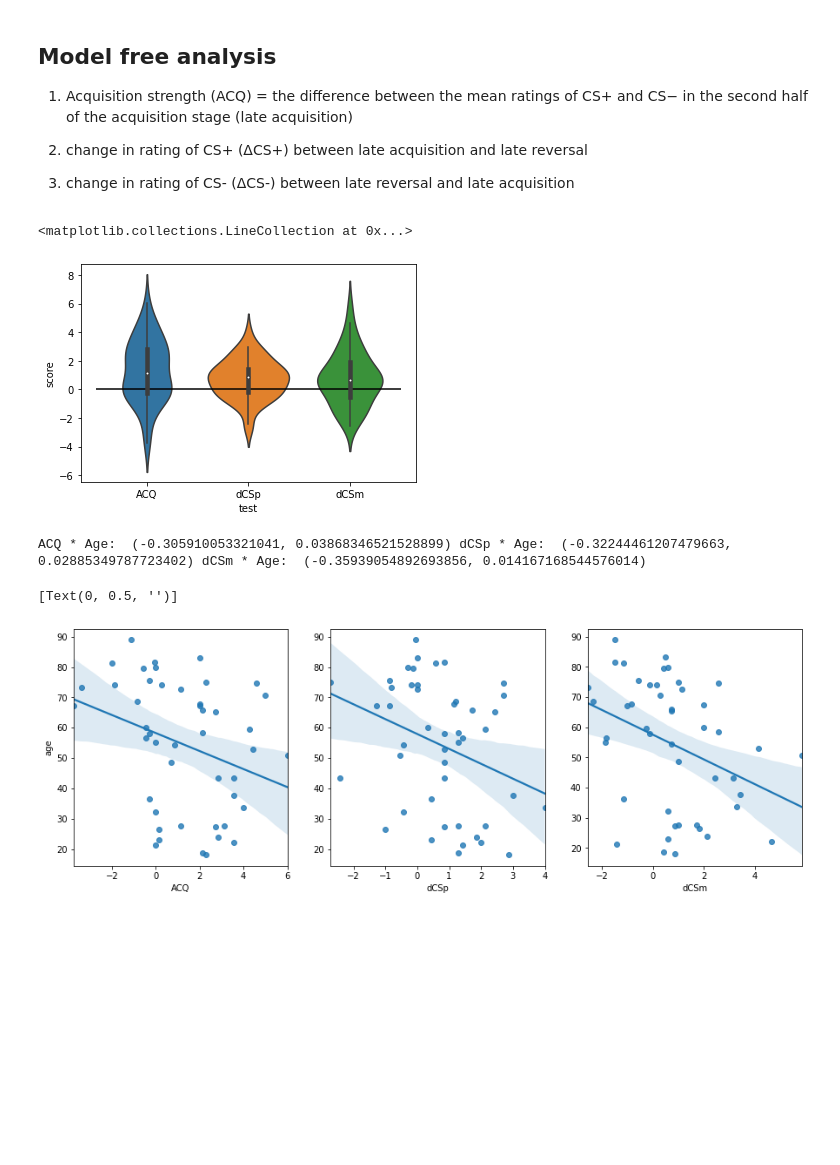
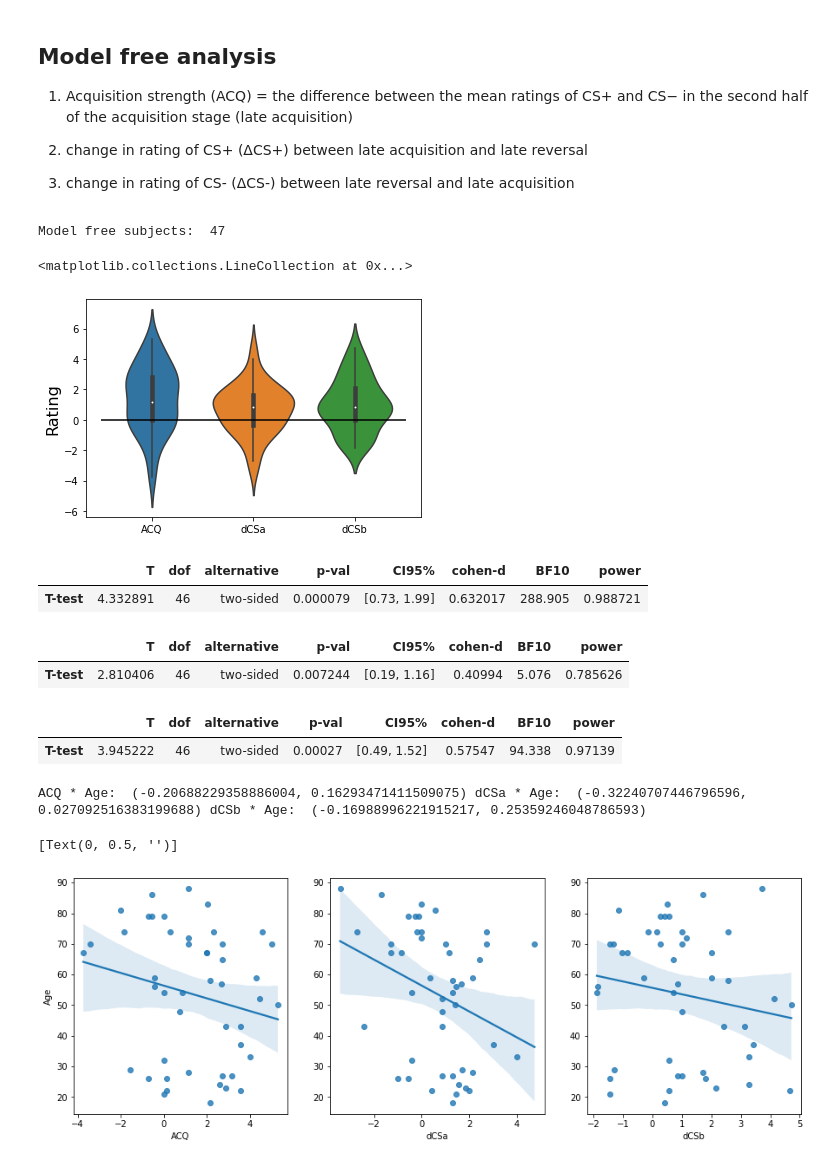
Before and after one commit to KoremNSN/Aging, a Jupyter notebook: Reversal/Reversal_model_free.ipynb, the cells around one changed output. Drawn from its saved outputs; the diff is of its cells as text; code cells hidden in the pictures; blank space fills up the shorter version.

Commit message:
update MOCA

```diff
--- a/Reversal/Reversal_model_free.ipynb
+++ b/Reversal/Reversal_model_free.ipynb
@@ -40,0 +51,5 @@ db = db.merge(age, left_on='sub', right_on='sub')
+# %%
+db['sub'] = db['sub'].astype('int')
+db = db.merge(age, left_on='sub', right_on='sub')
+db = db[db.moca_score >25]
+print('Valid subjects: ', len(np.unique(db['sub'])))
@@ -82,7 +101,7 @@ sns.displot(db.rating_clean, kde=True, bins=9)
 # %%
 subs = db['sub'].unique()
 
-model_free= pd.DataFrame()
+model_free = pd.DataFrame()
 
 for sub in subs:
     df = db[db['sub'] == sub]
@@ -96,47 +115,69 @@ for sub in subs:
     df['trials'] = trials
 
 
-    CSpA = np.mean(df[(df['rectOri']==df['CSp']) & (df['trials'] < 15) & (df['trials'] > 7)]['rating_clean'])
-    CSmA = np.mean(df[(df['rectOri']!=df['CSp']) & (df['trials'] < 15) & (df['trials'] > 7)]['rating_clean'])
+    CSaA = np.mean(df[(df['rectOri']==df['CSp']) & (df['trials'] < 15) & (df['trials'] > 7)]['rating_clean'])
+    CSbA = np.mean(df[(df['rectOri']!=df['CSp']) & (df['trials'] < 15) & (df['trials'] > 7)]['rating_clean'])
 
-    CSpeR = np.mean(df[(df['rectOri']==df['CSp']) & (df['trials'] < 21) & (df['trials'] > 15)]['rating_clean'])
-    CSmeR = np.mean(df[(df['rectOri']!=df['CSp']) & (df['trials'] < 21) & (df['trials'] > 15)]['rating_clean'])
+    CSaeR = np.mean(df[(df['rectOri']==df['CSp']) & (df['trials'] < 21) & (df['trials'] > 15)]['rating_clean'])
+    CSbeR = np.mean(df[(df['rectOri']!=df['CSp']) & (df['trials'] < 21) & (df['trials'] > 15)]['rating_clean'])
 
-    CSpR = np.mean(df[(df['rectOri']==df['CSp']) & (df['trials'] > 21)]['rating_clean'])
-    CSmR = np.mean(df[(df['rectOri']!=df['CSp']) & (df['trials'] > 21)]['rating_clean'])
+    CSaR = np.mean(df[(df['rectOri']==df['CSp']) & (df['trials'] > 21)]['rating_clean'])
+    CSbR = np.mean(df[(df['rectOri']!=df['CSp']) & (df['trials'] > 21)]['rating_clean'])
 
-    ACQ = CSpA - CSmA
-    dCSp = CSpA - CSpR
-    dCSm = CSmR - CSmA
+    ACQ = CSaA - CSbA
+    dCSa = CSaA - CSaR
+    dCSb = CSbR - CSbA
 
-    temp = pd.DataFrame({'sub':[sub], 'ACQ':[ACQ], 'dCSp':[dCSp], 'dCSm':[dCSm],
-                         'age':[df.Age[0]], 'CSpR':[CSpR], 'CSpeR': [CSpeR],
-                        'CSmeR':[CSmeR], 'CSmR':[CSmR]})
+    temp = pd.DataFrame({'sub':[sub], 'ACQ':[ACQ], 'dCSa':[dCSa], 'dCSb':[dCSb],
+                         'age':[df.age[0]], 'CSaeR': [CSaeR], 'CSaR':[CSaR],
+                        'CSbeR':[CSbeR], 'CSbR':[CSbR]})
     model_free = model_free.append(temp)
+# %%
+model_free = model_free.dropna()
+print('Model free subjects: ', model_free.shape[0])
+# %% [output]
+Model free subjects:  47
 # %%
-fig2 = pd.melt(model_free, id_vars='sub', value_vars=['ACQ', 'dCSp', 'dCSm'], value_name='score', var_name = 'test')
+fig2 = pd.melt(model_free, id_vars='sub', value_vars=['ACQ', 'dCSa', 'dCSb'], value_name='score', var_name = 'test')
 sns.violinplot(x = 'test', y='score', data=fig2)
-
+plt.xlabel('')
+plt.ylabel('Rating', fontsize=16)
 plt.hlines(y=0,xmin=-0.5,xmax=2.5, color='black')
 # %% [output]
 <matplotlib.collections.LineCollection at 0x...>
-[figure, old version]
+[figure, new version]
+# %%
+pg.ttest(model_free.ACQ, 0)
+# %% [output]
+|  | T | dof | alternative | p-val | CI95% | cohen-d | BF10 | power |
+| T-test | 4.332891 | 46 | two-sided | 0.000079 | [0.73, 1.99] | 0.632017 | 288.905 | 0.988721 |
+# %%
+pg.ttest(model_free.dCSa, 0)
+# %% [output]
+|  | T | dof | alternative | p-val | CI95% | cohen-d | BF10 | power |
+| T-test | 2.810406 | 46 | two-sided | 0.007244 | [0.19, 1.16] | 0.40994 | 5.076 | 0.785626 |
+# %%
+pg.ttest(model_free.dCSb, 0)
+# %% [output]
+|  | T | dof | alternative | p-val | CI95% | cohen-d | BF10 | power |
+| T-test | 3.945222 | 46 | two-sided | 0.00027 | [0.49, 1.52] | 0.57547 | 94.338 | 0.97139 |
 # %%
 ACQ_cor = sp.stats.pearsonr(model_free.ACQ, model_free.age)
-dCSp_cor = sp.stats.pearsonr(model_free.dCSp, model_free.age)
-dCSM_cor = sp.stats.pearsonr(model_free.dCSm, model_free.age)
+dCSp_cor = sp.stats.pearsonr(model_free.dCSa, model_free.age)
+dCSM_cor = sp.stats.pearsonr(model_free.dCSb, model_free.age)
 
-print('ACQ * Age: ', ACQ_cor, 'dCSp * Age: ', dCSp_cor, 'dCSm * Age: ', dCSM_cor)
+print('ACQ * Age: ', ACQ_cor, 'dCSa * Age: ', dCSp_cor, 'dCSb * Age: ', dCSM_cor)
 # %% [output]
-ACQ * Age:  (-0.305910053321041, 0.03868346521528899) dCSp * Age:  (-0.32244461207479663, 0.02885349787723402) dCSm * Age:  (-0.35939054892693856, 0.014167168544576014)
+ACQ * Age:  (-0.20688229358886004, 0.16293471411509075) dCSa * Age:  (-0.32240707446796596, 0.027092516383199688) dCSb * Age:  (-0.16988996221915217, 0.25359246048786593)
 # %%
 fig, axes = plt.subplots(1, 3, figsize=(15, 5))
 sns.regplot(x = 'ACQ',  y = 'age', data=model_free, ax=axes[0])
-sns.regplot(x = 'dCSp', y = 'age', data=model_free, ax=axes[1])
-sns.regplot(x = 'dCSm', y = 'age', data=model_free, ax=axes[2])
+sns.regplot(x = 'dCSa', y = 'age', data=model_free, ax=axes[1])
+sns.regplot(x = 'dCSb', y = 'age', data=model_free, ax=axes[2])
+axes[0].set(ylabel='Age')
 axes[1].set(ylabel=None)
 axes[2].set(ylabel=None)
 # %% [output]
 [Text(0, 0.5, '')]
-[figure, old version]
+[figure, new version]
 # %%
```
Also changed, not shown: parts of 11 cells of this notebook, 1 other file.
